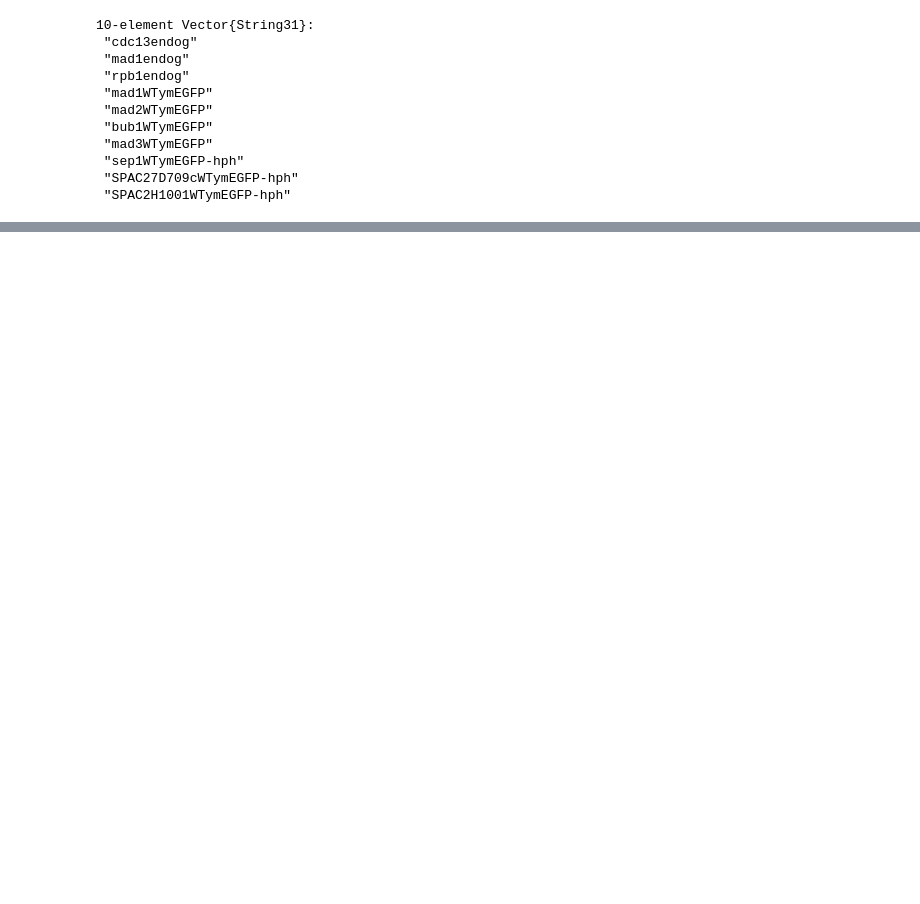
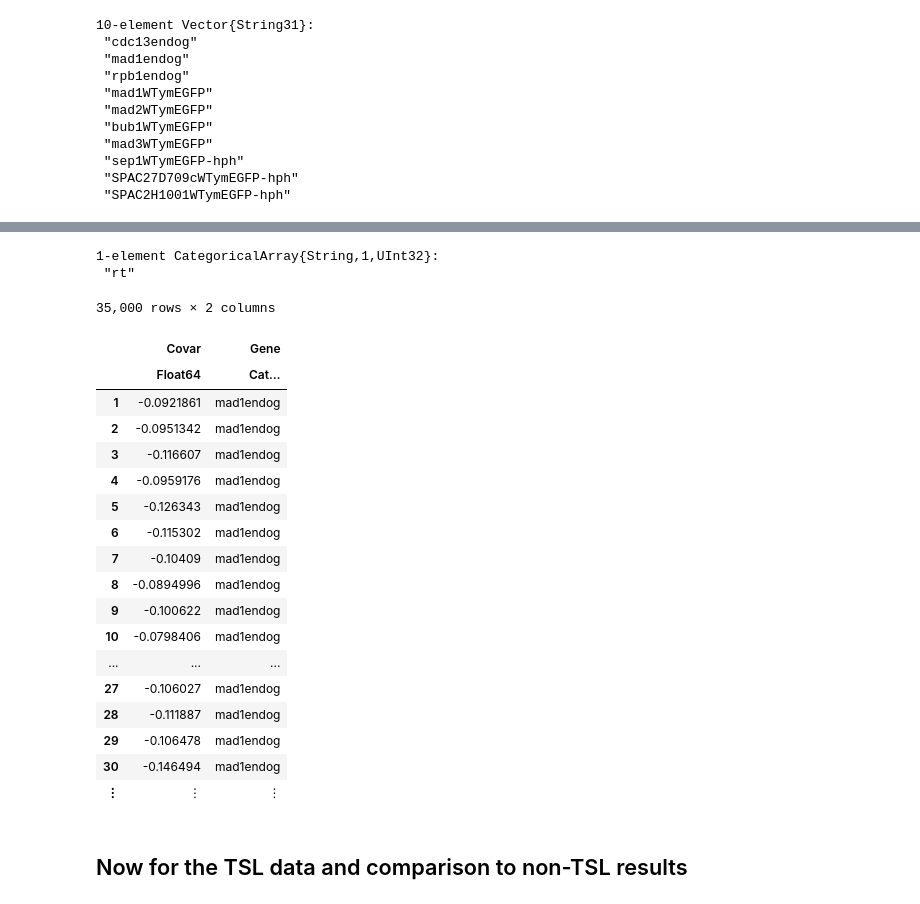
Before and after one commit to jamesholehouse/volume-inference-take-2, a Jupyter notebook: new bootstrapping covar.ipynb, the cells around one changed output, grey strips where cells are left out. Drawn from its saved outputs; the diff is of its cells as text; code cells hidden in the pictures; blank space fills up the shorter version.

```diff
--- a/new bootstrapping covar.ipynb
+++ b/new bootstrapping covar.ipynb
@@ -307,0 +291,7 @@ Closest candidates are:
+# %%
+ind_dfs = []
+for i in 1:length(sel_genes)
+    gnstr = convert(CategoricalArray{String,1,UInt32}, [sel_genes[i] for j in 1:5000])
+    ind_df = DataFrame(Covar = bssamps[i], Gene = gnstr)
+    push!(ind_dfs,ind_df)
+end
@@ -307,0 +320,27 @@ Closest candidates are:
+# %%
+convert(CategoricalArray{String,1,UInt32},["rt"])
+# %% [output]
+1-element CategoricalArray{String,1,UInt32}:
+ "rt"
+# %%
+comb_dfs = vcat(ind_dfs...)
+# %% [output]
+35,000 rows × 2 columns
+|  | Covar | Gene |
+|  | Float64 | Cat… |
+| 1 | -0.0921861 | mad1endog |
+| 2 | -0.0951342 | mad1endog |
+| 3 | -0.116607 | mad1endog |
+| 4 | -0.0959176 | mad1endog |
+| 5 | -0.126343 | mad1endog |
+| 6 | -0.115302 | mad1endog |
+| 7 | -0.10409 | mad1endog |
+| 8 | -0.0894996 | mad1endog |
+| 9 | -0.100622 | mad1endog |
+| 10 | -0.0798406 | mad1endog |
+| ... | ... | ... |
+| 27 | -0.106027 | mad1endog |
+| 28 | -0.111887 | mad1endog |
+| 29 | -0.106478 | mad1endog |
+| 30 | -0.146494 | mad1endog |
+| ⋮ | ⋮ | ⋮ |
@@ -307,0 +354,2 @@ Closest candidates are:
+# %% [markdown]
+## Now for the TSL data and comparison to non-TSL results
```
Also changed, not shown: parts of 56 cells of this notebook, 6 other files.
